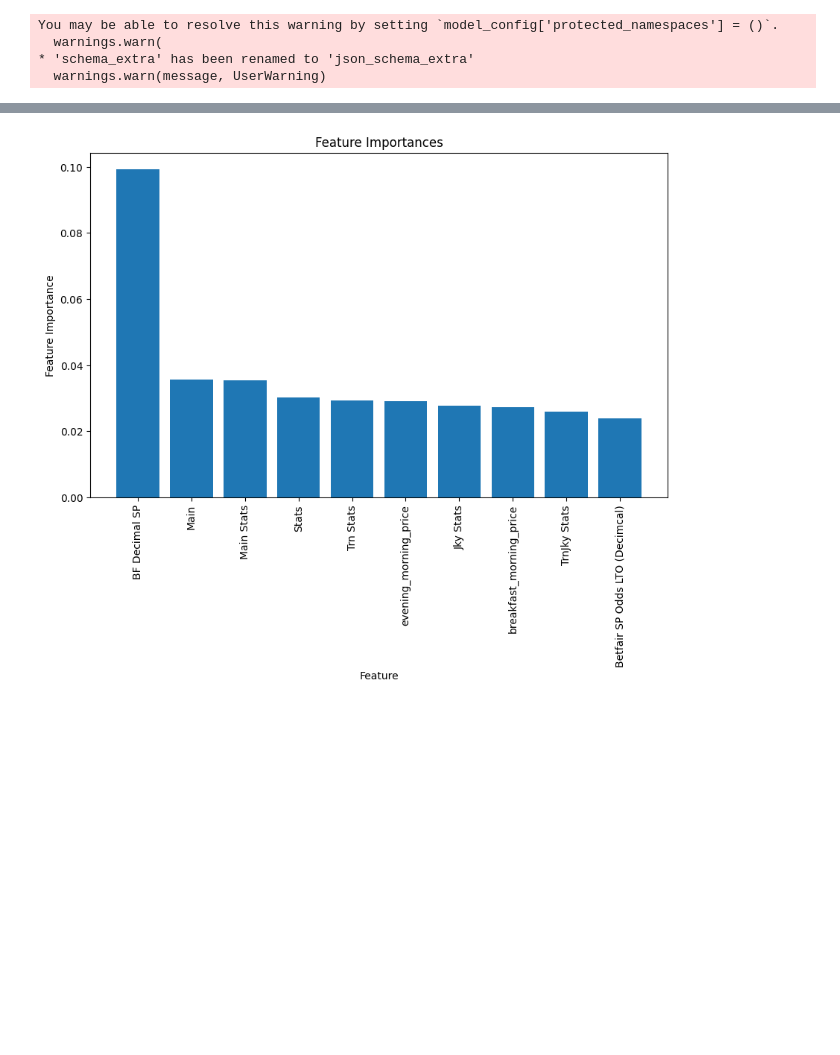
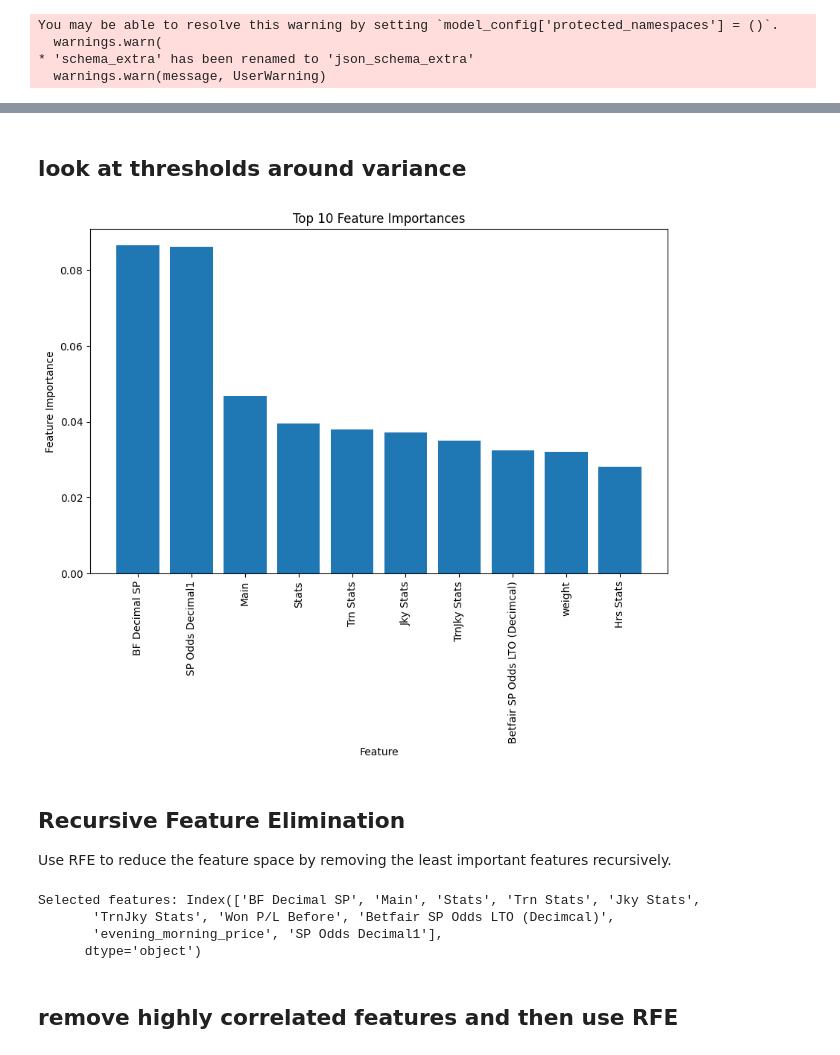
Before and after one commit to andrewbarwise/horse_trading, a Jupyter notebook: notebooks/feature_importance.ipynb, the cells around one changed output, grey strips where cells are left out. Cells and saved outputs as stored; diff of their text form; code cells hidden in the pictures; blank space fills up the shorter version.

```diff
--- a/notebooks/feature_importance.ipynb
+++ b/notebooks/feature_importance.ipynb
@@ -46,3 +49,5 @@ df['evening_morning_price'] = (df['Morning Price'] / df['Evening Price'])
 df['breakfast_morning_price'] = (df['Morning Price'] / df['Breakfast Price'])
 # %%
 df['weight'] = df['Weight (pounds)'] - df['Jockey Claim']
+
+df['SP Odds Decimal1'] = df['BF Decimal SP']
@@ -108,7 +62,9 @@ normalized_df.head(5)
 # %%
+normalized_df = DataCleaning.normalize_columns(df, list1)
+
 X = normalized_df.drop(['Race Time', 'Course', 'Horse', 'Distance (y)', 'Race Type', 'Official Going', \
                         'Classifications', 'Position', 'Horse', 'Jockey Claim', 'Weight (pounds)', 'Won (1=Won, 0=Lost)', 'distance_bucket', 'SP Odds Decimal', \
-                            'Evening Price', 'Breakfast Price', 'Morning Price'], axis = 1)
+                            'Evening Price', 'Breakfast Price', 'Morning Price', 'Main Stats'], axis = 1)
 y = normalized_df[['Won (1=Won, 0=Lost)']]
 
 X.fillna(0, inplace = True)
@@ -135,4 +71,6 @@ Index(['BF Decimal SP', 'PRC Average', 'PRC Last Run', 'PRC 2nd Last Run',
 # %%
+%%script false --no-raise-error
+
 rf_classifier = RandomForestClassifier(n_estimators=100, random_state=42)
 rf_classifier.fit(X, y)
 
@@ -151,5 +89,55 @@ plt.xticks(range(10), feature_names[indices], rotation=90)
 plt.xlabel("Feature")
 plt.ylabel("Feature Importance")
 plt.show()
-# %% [output]
-[figure, removed]
+# %% [markdown]
+## look at thresholds around variance
+# %%
+# Remove features with very low variance
+threshold = 0.01  # Customize the threshold for your use case
+selector = VarianceThreshold(threshold=threshold)
+X_reduced = selector.fit_transform(X)
+
+# Get the indices of the features that were kept
+support = selector.get_support(indices=True)
+
+# Create a list of feature names for the reduced dataset
+reduced_feature_names = X.columns[support]
+
+# Train a RandomForest classifier on the reduced dataset
+rf_classifier = RandomForestClassifier(n_estimators=100, random_state=42)
+rf_classifier.fit(X_reduced, y)
+
+# Get feature importances
+importances = rf_classifier.feature_importances_
+
+# Sort feature importances in descending order and select top 10
+indices = np.argsort(importances)[::-1][:10]
+
+# Plot feature importances for the top 10 features
+plt.figure(figsize=(10, 6))
+plt.title("Top 10 Feature Importances")
+plt.bar(range(10), importances[indices], align="center")
+plt.xticks(range(10), reduced_feature_names[indices], rotation=90)
+plt.xlabel("Feature")
+plt.ylabel("Feature Importance")
+plt.show()
+# %% [output]
+[figure, added]
+# %% [markdown]
+## Recursive Feature Elimination
+Use RFE to reduce the feature space by removing the least important features recursively.
+# %%
+from sklearn.feature_selection import RFE
+from sklearn.ensemble import RandomForestClassifier
+
+rf_classifier = RandomForestClassifier(n_estimators=100, random_state=42)
+rfe = RFE(rf_classifier, n_features_to_select=10)  # Customize number of features
+rfe.fit(X, y)
+print("Selected features:", X.columns[rfe.support_])
+# %% [output]
+Selected features: Index(['BF Decimal SP', 'Main', 'Stats', 'Trn Stats', 'Jky Stats',
+       'TrnJky Stats', 'Won P/L Before', 'Betfair SP Odds LTO (Decimcal)',
+       'evening_morning_price', 'SP Odds Decimal1'],
+      dtype='object')
+# %% [markdown]
+## remove highly correlated features and then use RFE
```
Also changed, not shown: parts of 9 cells of this notebook, 2 other files.
